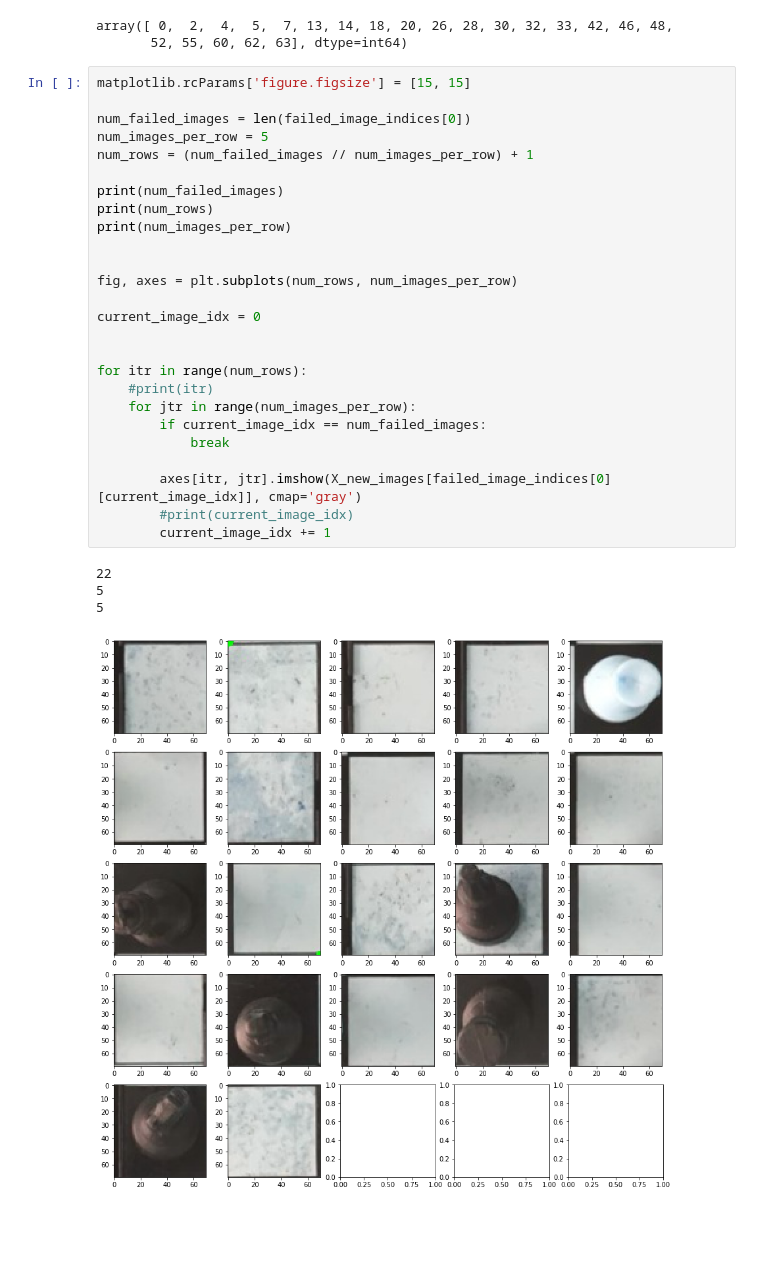
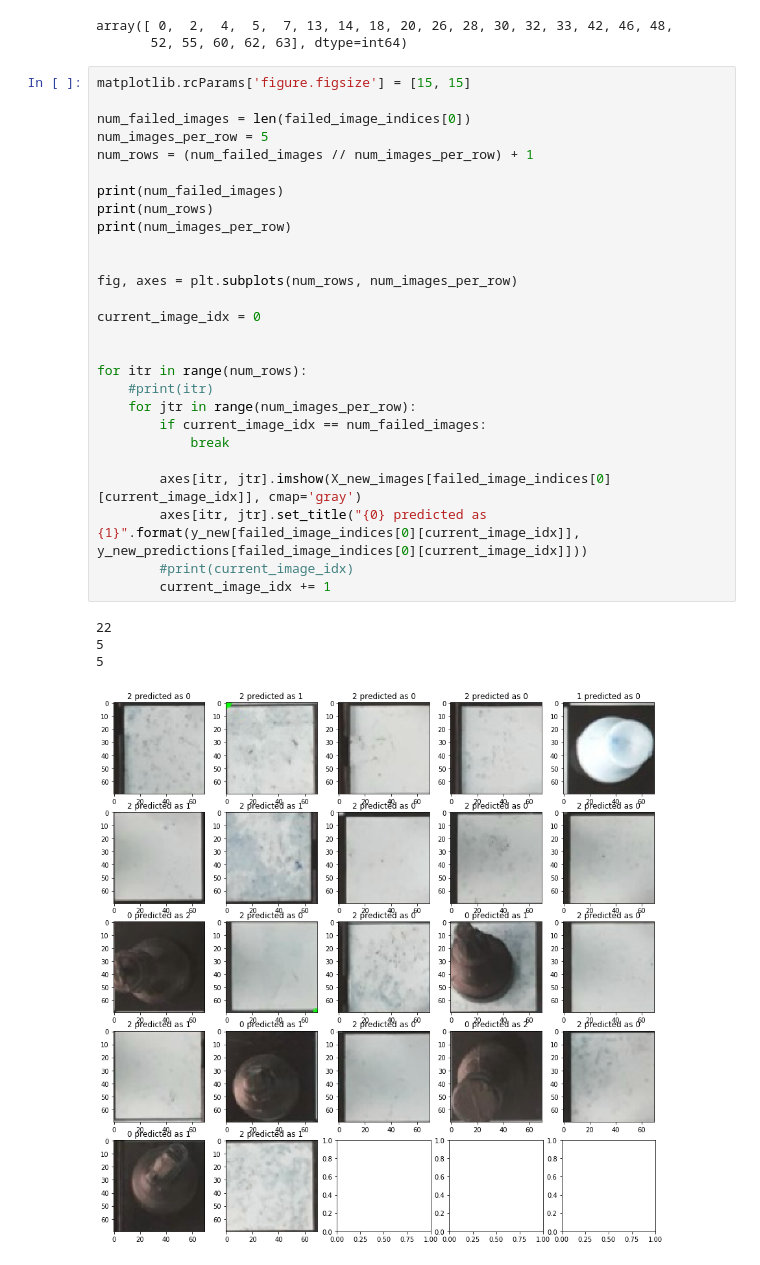
Before and after one commit to ace-racer/Extending-Board-Games-using-deep-learning, a Jupyter notebook: chess_piece_detection/3_class_classifier/Resized Image piece color detection.ipynb, the cells around one changed output. Cells and saved outputs as stored; diff of their text form; blank space fills up the shorter version.

```diff
--- a/chess_piece_detection/3_class_classifier/Resized Image piece color detection.ipynb
+++ b/chess_piece_detection/3_class_classifier/Resized Image piece color detection.ipynb
@@ -245,31 +247,32 @@ array([ 0,  2,  4,  5,  7, 13, 14, 18, 20, 26, 28, 30, 32, 33, 42, 46, 48,
 # %%
 matplotlib.rcParams['figure.figsize'] = [15, 15]
 
 num_failed_images = len(failed_image_indices[0])
 num_images_per_row = 5
 num_rows = (num_failed_images // num_images_per_row) + 1
 
 print(num_failed_images)
 print(num_rows)
 print(num_images_per_row)
 
 
 fig, axes = plt.subplots(num_rows, num_images_per_row)
 
 current_image_idx = 0
 
 
 for itr in range(num_rows):
     #print(itr)
     for jtr in range(num_images_per_row):
         if current_image_idx == num_failed_images:
             break
 
         axes[itr, jtr].imshow(X_new_images[failed_image_indices[0][current_image_idx]], cmap='gray')
+        axes[itr, jtr].set_title("{0} predicted as {1}".format(y_new[failed_image_indices[0][current_image_idx]], y_new_predictions[failed_image_indices[0][current_image_idx]]))
         #print(current_image_idx)
         current_image_idx += 1
 # %% [output]
 22
 5
 5
-[figure, old version]
+[figure, new version]
```
Also changed, not shown: parts of 1 cell of this notebook.
